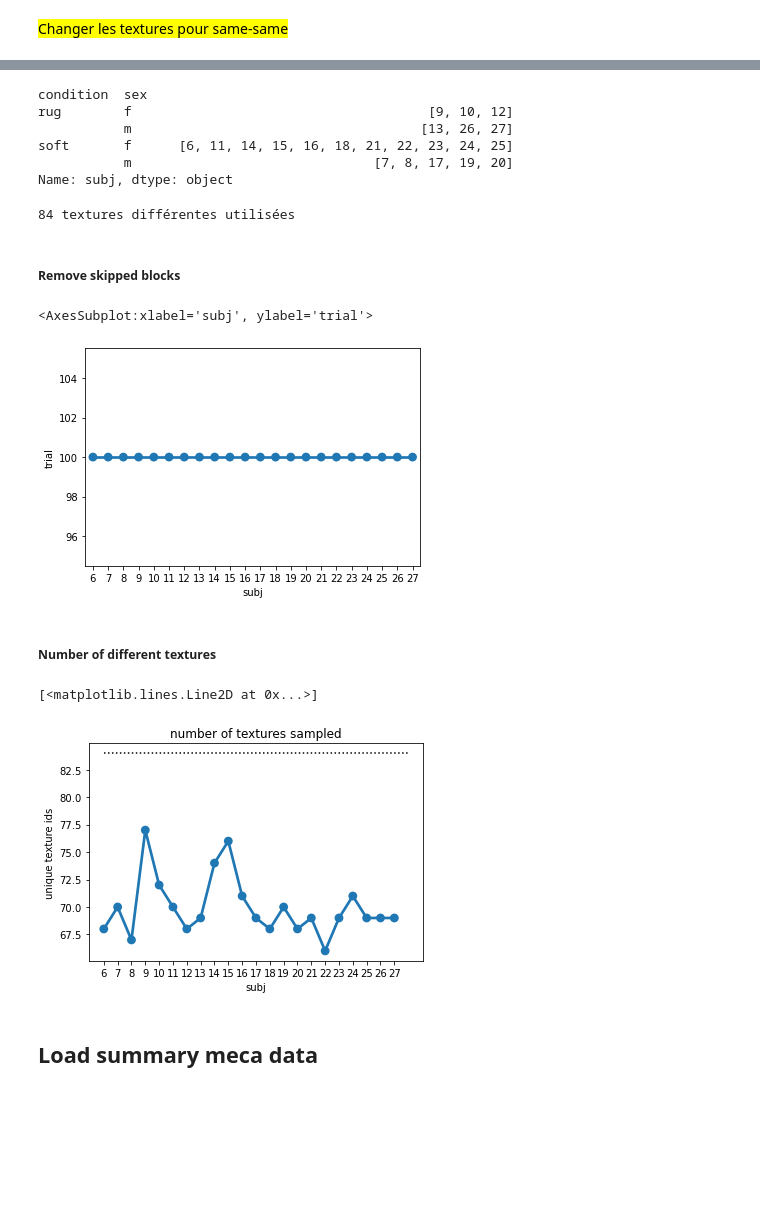
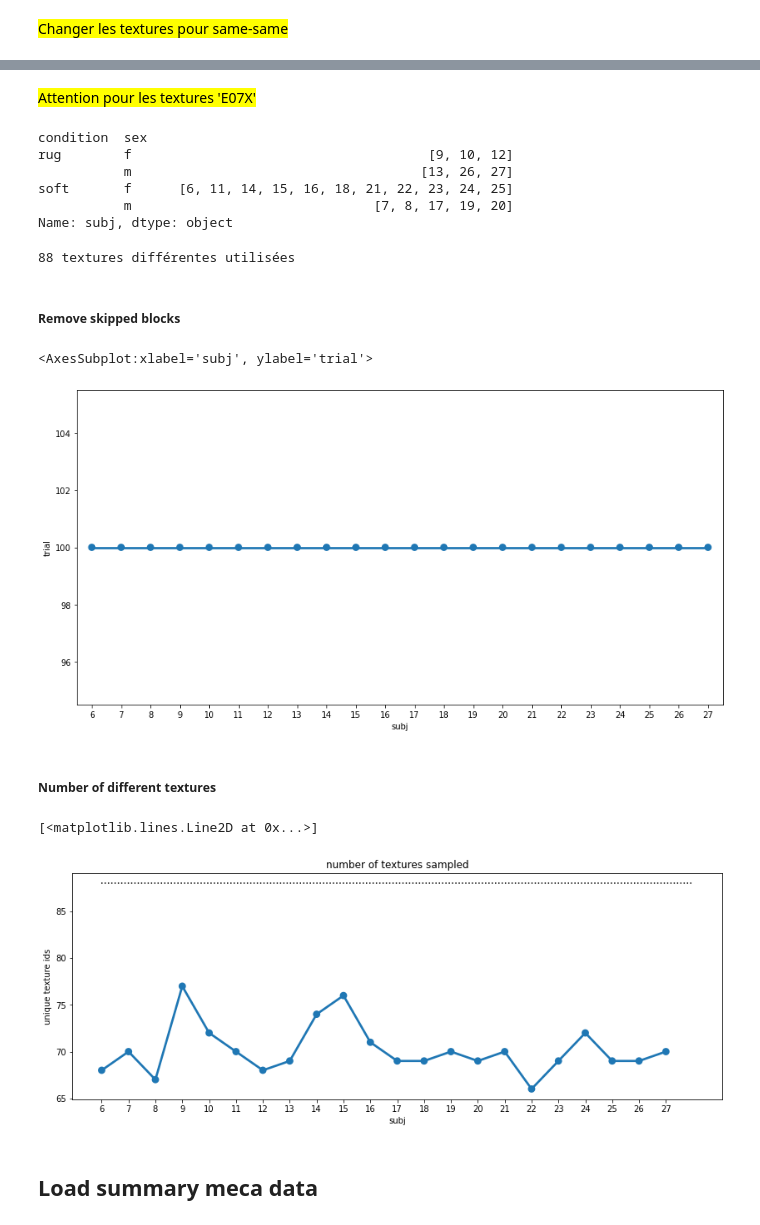
Before and after one commit to neuro-team-femto/revtact, a Jupyter notebook: analysis/analysis_beha_topo.ipynb, the cells around one changed output, grey strips where cells are left out. Saved outputs shown, nothing was run; the diff lists cells and outputs as text; code cells hidden in the pictures; blank space fills up the shorter version.

```diff
--- a/analysis/analysis_beha_topo.ipynb
+++ b/analysis/analysis_beha_topo.ipynb
@@ -113,0 +108,7 @@ data_df2[filt]
+# %%
+same_same_df = pd.read_excel('./data/Textures_same-same.xlsx')
+# %%
+same_same_df.rename(columns={'subject': 'subj','texture 1': 'texture_id'},inplace=True)
+same_same_df['texture_id'] = same_same_df['texture_id'].apply(lambda x: f"E0{x:02}")
+same_same_df['texture 2'] = same_same_df['texture 2'].apply(lambda x: f"E0{x:02}")
+same_same_df
@@ -113,0 +133,5 @@ data_df2[filt]
+# %%
+# Methode 1 :
+for i in range(0,len(same_same_df)) :
+    f = (data_df['subj'] == same_same_df.loc[i,'subj']) & (data_df['block'] == same_same_df.loc[i,'block']) & (data_df['trial'] == same_same_df.loc[i,'trial']) & (data_df['stim_order']==1)
+    data_df.loc[f,'texture_id'] = same_same_df.loc[i,'texture 2']
@@ -114,3 +153,5 @@ data_df2[filt]
+# %% [markdown]
+<mark :> Attention pour les textures 'E07X'
 # %%
 data_df.groupby(['condition','sex']).subj.unique()
 # %% [output]
@@ -123,16 +164,17 @@ Name: subj, dtype: object
 # %%
 print("%d textures différentes utilisées"%data_df.texture_id.nunique())
 # %% [output]
-84 textures différentes utilisées
+88 textures différentes utilisées
 # %% [markdown]
 ##### Remove skipped blocks
 # %%
 # all subjects have 100 trials
+plt.figure(figsize=(14,7))
 d=data_df[data_df.practice==False].groupby(['subj']).trial.count()/2
 sns.pointplot(data=d.reset_index(), x='subj',y='trial')
 # %% [output]
 <AxesSubplot:xlabel='subj', ylabel='trial'>
-[figure, old version]
+[figure, new version]
 # %%
 # remove practice block
 data_df = data_df[data_df.block.isin([1,2,3,4])]
@@ -142,15 +184,17 @@ data_df.to_csv('data/behaviour/all_data.csv')
 # %% [markdown]
 ##### Number of different textures
 # %%
+plt.figure(figsize=(14,5))
 sns.pointplot(data=data_df.groupby('subj', as_index=False).texture_id.nunique(),
               x='subj',y='texture_id')
+
 plt.title('number of textures sampled')
 plt.ylabel('unique texture ids')
 
 plt.plot([0,22],[data_df.texture_id.nunique(),data_df.texture_id.nunique()],'k:')
 # %% [output]
 [<matplotlib.lines.Line2D at 0x...>]
-[figure, old version]
+[figure, new version]
 # %% [markdown]
 ## Load summary meca data
 # %% [markdown]
```
Also changed, not shown: parts of 24 cells of this notebook, 2 other files.
